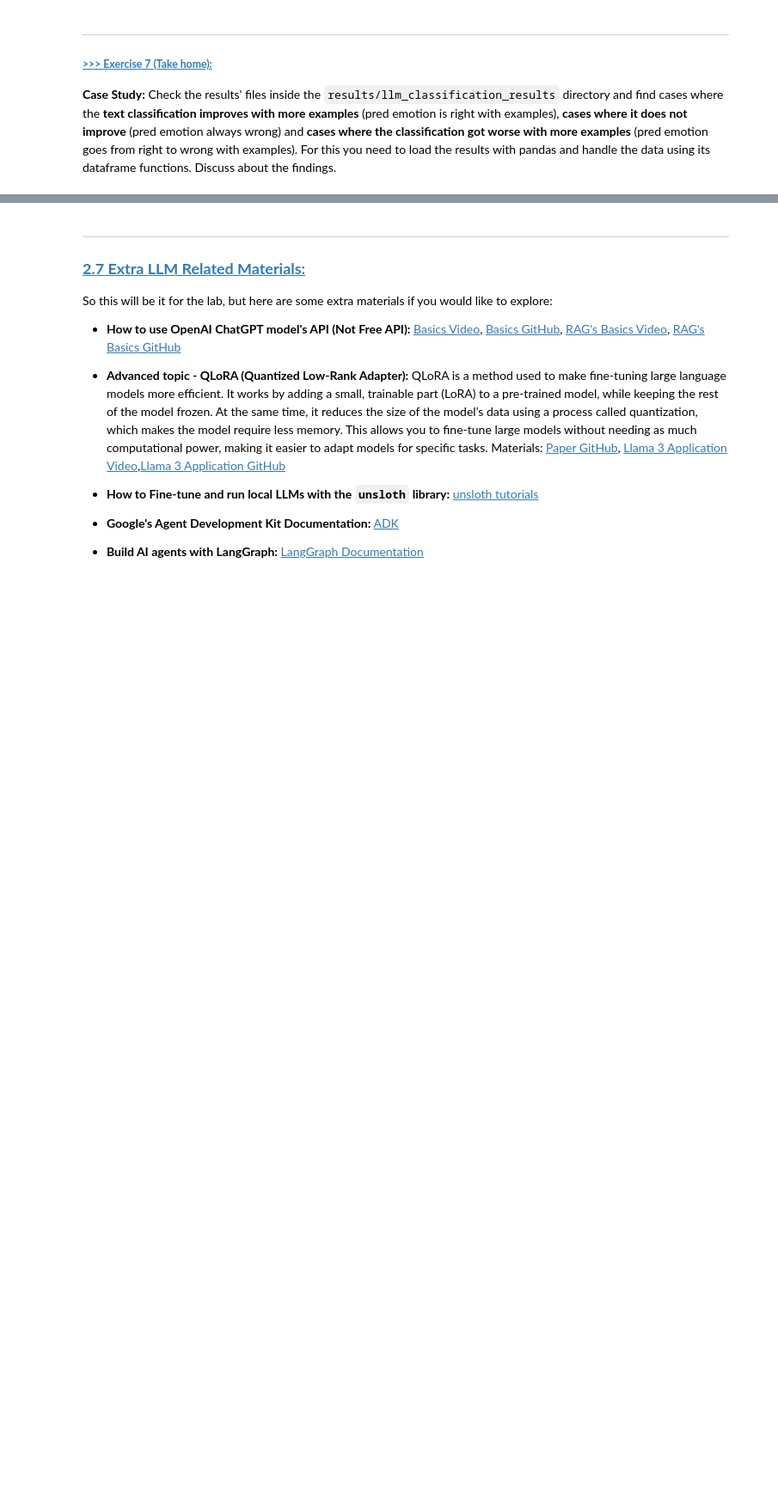
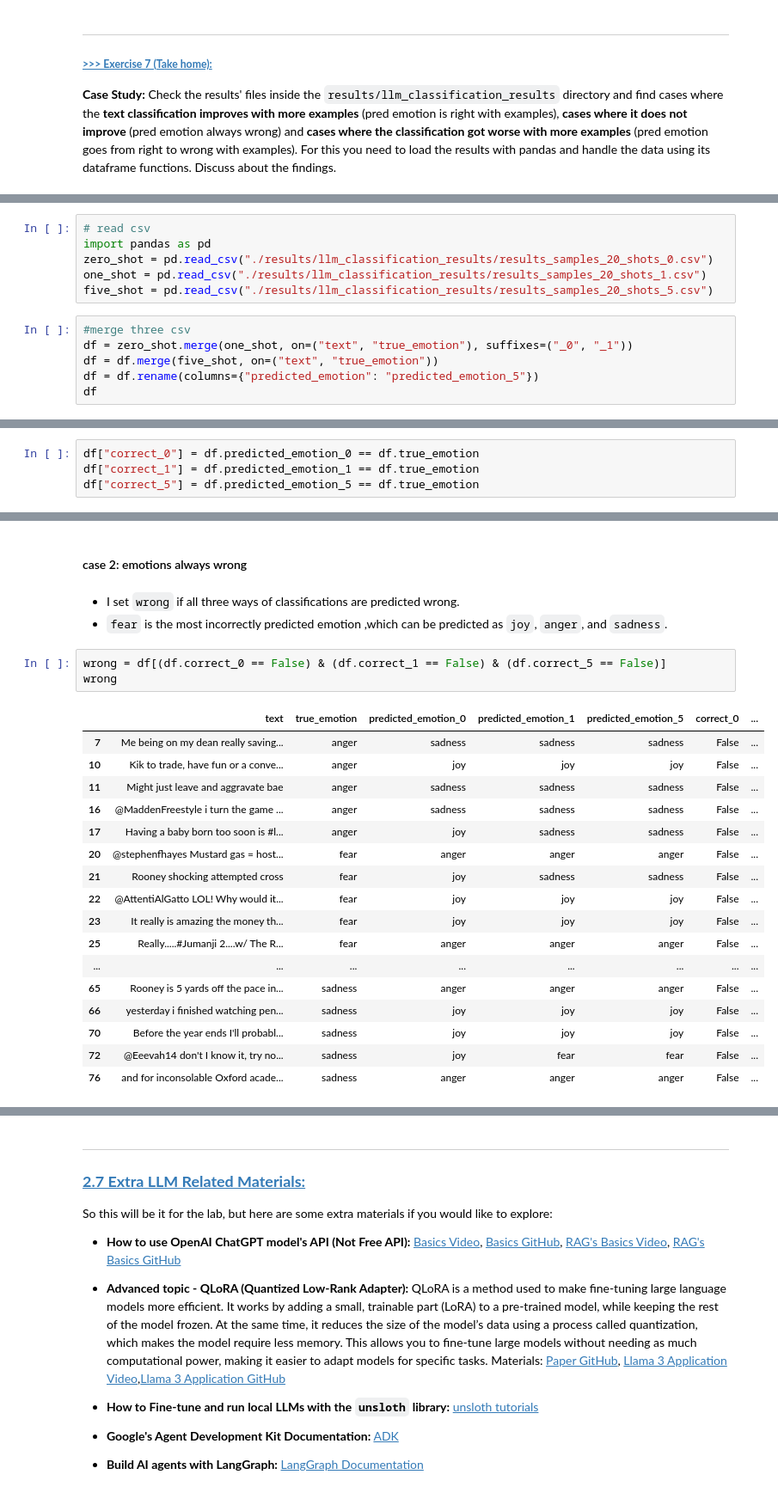
Before and after one commit to shangchehsieh/DM2025-Lab2-Exercise, a Jupyter notebook: DM2025-Lab2-Master-Phase_2_Main.ipynb, the cells around one changed output, grey strips where cells are left out. Shown: that part at 86% size. Cells and saved outputs as stored; diff of their text form; blank space fills up the shorter version.

```diff
--- a/DM2025-Lab2-Master-Phase_2_Main.ipynb
+++ b/DM2025-Lab2-Master-Phase_2_Main.ipynb
@@ -1487,0 +1627,12 @@ Compare and discuss the overall results of the zero-shot, 1-shot and 5-shot clas
+# %%
+# read csv
+import pandas as pd
+zero_shot = pd.read_csv("./results/llm_classification_results/results_samples_20_shots_0.csv")
+one_shot = pd.read_csv("./results/llm_classification_results/results_samples_20_shots_1.csv")
+five_shot = pd.read_csv("./results/llm_classification_results/results_samples_20_shots_5.csv")
+# %%
+#merge three csv
+df = zero_shot.merge(one_shot, on=("text", "true_emotion"), suffixes=("_0", "_1"))
+df = df.merge(five_shot, on=("text", "true_emotion"))
+df = df.rename(columns={"predicted_emotion": "predicted_emotion_5"})
+df
@@ -1487,0 +1653,4 @@ Compare and discuss the overall results of the zero-shot, 1-shot and 5-shot clas
+# %%
+df["correct_0"] = df.predicted_emotion_0 == df.true_emotion
+df["correct_1"] = df.predicted_emotion_1 == df.true_emotion
+df["correct_5"] = df.predicted_emotion_5 == df.true_emotion
@@ -1487,0 +1691,26 @@ Compare and discuss the overall results of the zero-shot, 1-shot and 5-shot clas
+# %% [markdown]
+#### case 2: emotions always wrong
+# %% [markdown]
+- I set `wrong` if all three ways of classifications are predicted wrong.
+- `fear` is the most incorrectly predicted emotion ,which can be predicted as `joy`, `anger`, and `sadness`.
+# %%
+wrong = df[(df.correct_0 == False) & (df.correct_1 == False) & (df.correct_5 == False)]
+wrong
+# %% [output]
+|  | text | true_emotion | predicted_emotion_0 | predicted_emotion_1 | predicted_emotion_5 | correct_0 | ... |
+| 7 | Me being on my dean really saving... | anger | sadness | sadness | sadness | False | ... |
+| 10 | Kik to trade, have fun or a conve... | anger | joy | joy | joy | False | ... |
+| 11 | Might just leave and aggravate bae | anger | sadness | sadness | sadness | False | ... |
+| 16 | @MaddenFreestyle i turn the game ... | anger | sadness | sadness | sadness | False | ... |
+| 17 | Having a baby born too soon is #l... | anger | joy | sadness | sadness | False | ... |
+| 20 | @stephenfhayes Mustard gas = host... | fear | anger | anger | anger | False | ... |
+| 21 | Rooney shocking attempted cross | fear | joy | sadness | sadness | False | ... |
+| 22 | @AttentiAlGatto LOL! Why would it... | fear | joy | joy | joy | False | ... |
+| 23 | It really is amazing the money th... | fear | joy | joy | joy | False | ... |
+| 25 | Really.....#Jumanji 2....w/ The R... | fear | anger | anger | anger | False | ... |
+| ... | ... | ... | ... | ... | ... | ... | ... |
+| 65 | Rooney is 5 yards off the pace in... | sadness | anger | anger | anger | False | ... |
+| 66 | yesterday i finished watching pen... | sadness | joy | joy | joy | False | ... |
+| 70 | Before the year ends I'll probabl... | sadness | joy | joy | joy | False | ... |
+| 72 | @Eeevah14 don't I know it, try no... | sadness | joy | fear | fear | False | ... |
+| 76 | and for inconsolable Oxford acade... | sadness | anger | anger | anger | False | ... |
```
Also changed, not shown: parts of 28 cells of this notebook.
